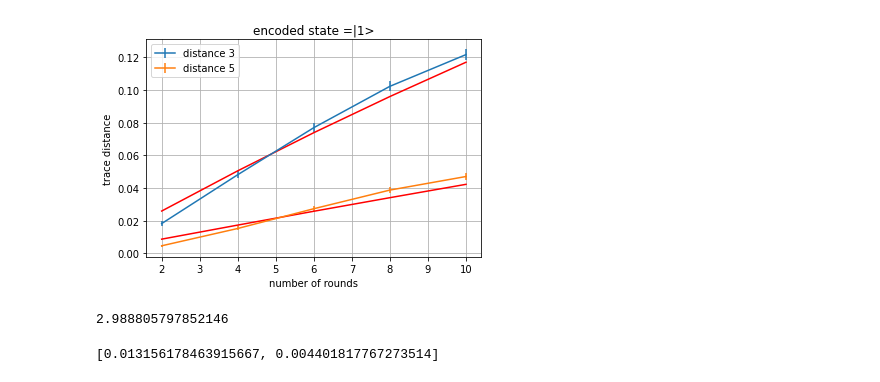
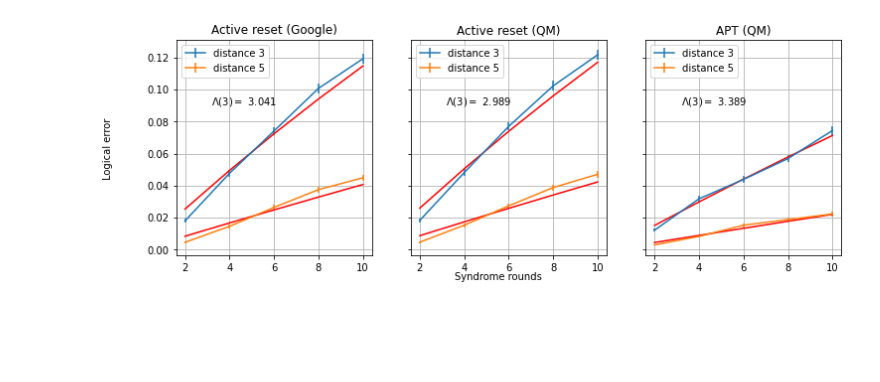
Before and after one commit to liorella/research, a Jupyter notebook: phys/qecsim/DataAnalysis.ipynb, the cells around one changed output. Cells and saved outputs as stored; diff of their text form; code cells hidden in the pictures; blank space fills up the shorter version.

```diff
--- a/phys/qecsim/DataAnalysis.ipynb
+++ b/phys/qecsim/DataAnalysis.ipynb
@@ -9,39 +5,44 @@ file_name = "data_qm_active_reset.npz"
-# %%
-with np.load(file_name) as data:
-    rounds_vec = data['rounds_vec']
-    trace_distance_matrix = data['trace_distance_matrix']
-    success_sigma_matrix = data['success_sigma_matrix']
 # %%
 distance_vec = [3, 5]
 encoded_state = "1"
 # %%
 def p_error(n, e):
     return 0.5*(1.0 - (1.0 - 2.0*e)**n)
+# %%
+file_names = ["data_google_active_reset.npz",
+              "data_qm_active_reset.npz",
+              "data_qm_apt.npz"]
+
+titles = ["Active reset (Google)",
+          "Active reset (QM)",
+          "APT (QM)"]
 # %%
-e_logical = []
-plt.figure()
-for i in range(2):
-    popt, pcov = curve_fit(p_error, rounds_vec, trace_distance_matrix[i],
-                           sigma=success_sigma_matrix[i], bounds=(0.0, 0.5))
+fig = plt.figure(figsize=(12, 4))
+gs = fig.add_gridspec(1, 3, hspace=0)
+axs =  gs.subplots(sharey=True)
+for j in range(3):
+    with np.load(file_names[j]) as data:
+        rounds_vec = data['rounds_vec']
+        trace_distance_matrix = data['trace_distance_matrix']
+        success_sigma_matrix = data['success_sigma_matrix']
 
-    plt.errorbar(rounds_vec, trace_distance_matrix[i], yerr=success_sigma_matrix[i],
-                label=f"distance {distance_vec[i]}")
-    plt.plot(rounds_vec, p_error(rounds_vec, *popt), 'r-')
-    e_logical.append(popt[0])
-plt.title(f'encoded state =|{encoded_state}>')
-plt.xlabel('number of rounds')
-plt.ylabel('trace distance')
-plt.legend()
-plt.grid('all')
-plt.savefig(file_name + ".png")
-plt.show()
+    e_logical = []
+    for i in range(2):
+        popt, pcov = curve_fit(p_error, rounds_vec, trace_distance_matrix[i],
+                               sigma=success_sigma_matrix[i], bounds=(0.0, 0.5))
+
+        axs[j].errorbar(rounds_vec, trace_distance_matrix[i], yerr=success_sigma_matrix[i],
+                    label=f"distance {distance_vec[i]}")
+        axs[j].plot(rounds_vec, p_error(rounds_vec, *popt), 'r-')
+        e_logical.append(popt[0])
+    axs[j].legend(loc='upper left')
+    axs[j].grid('all')
+    axs[j].annotate(f"$\Lambda(3) =$ "+"{:.3f}".format(e_logical[0]/e_logical[1]),
+                    xy=(0.18, 0.7), xycoords='axes fraction')
+    axs[j].set_title(titles[j])
+
+fig.text(0.5, 0.04, 'Syndrome rounds', ha='center')
+fig.text(0.04, 0.5, 'Logical error', va='center', rotation='vertical')
+plt.savefig("repetition_code.png", dpi=300)
 # %% [output]
-[figure, old version]
+[figure, new version]
-# %%
-e_logical[0]/e_logical[1]
-# %% [output]
-2.988805797852146
-# %%
-e_logical
-# %% [output]
-[0.013156178463915667, 0.004401817767273514]
```
Also changed, not shown: parts of 1 cell of this notebook.
